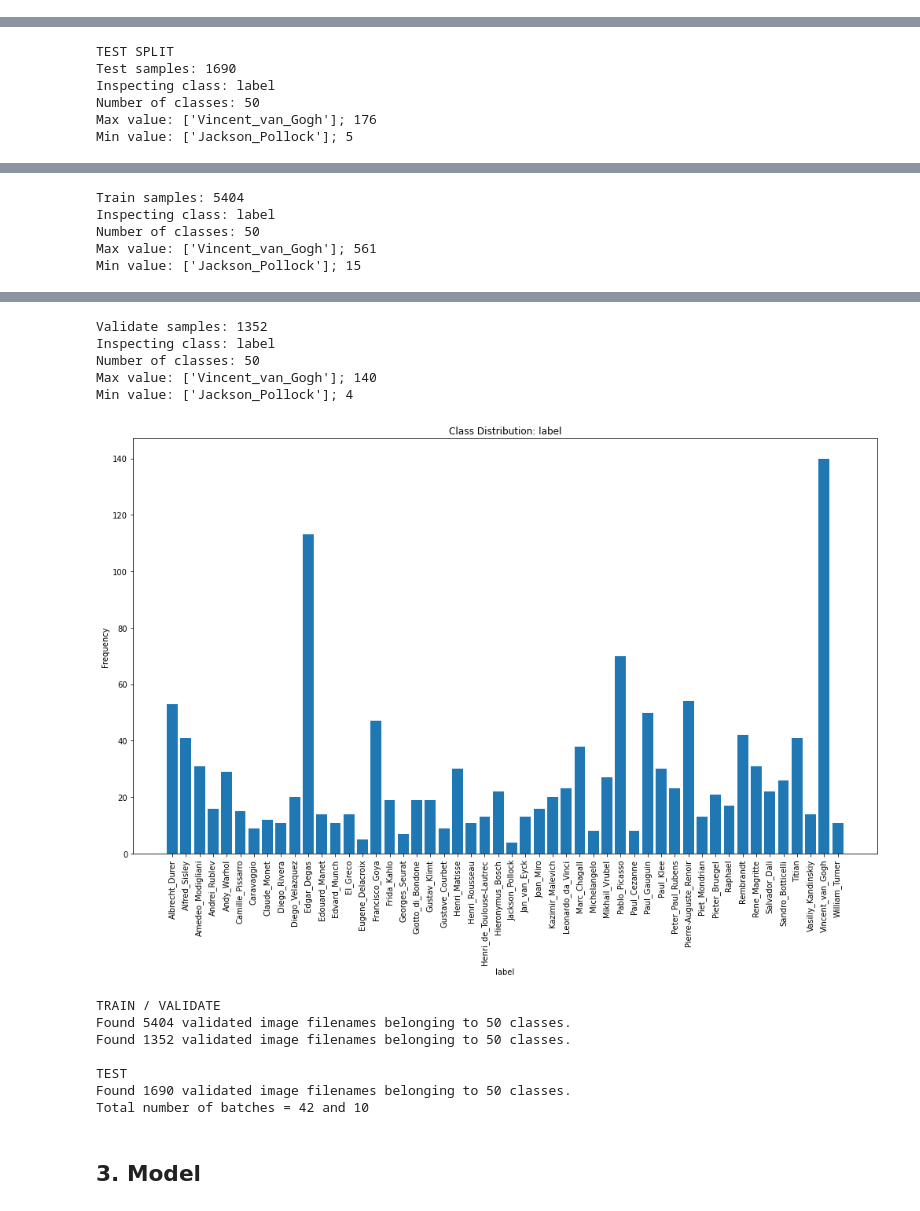
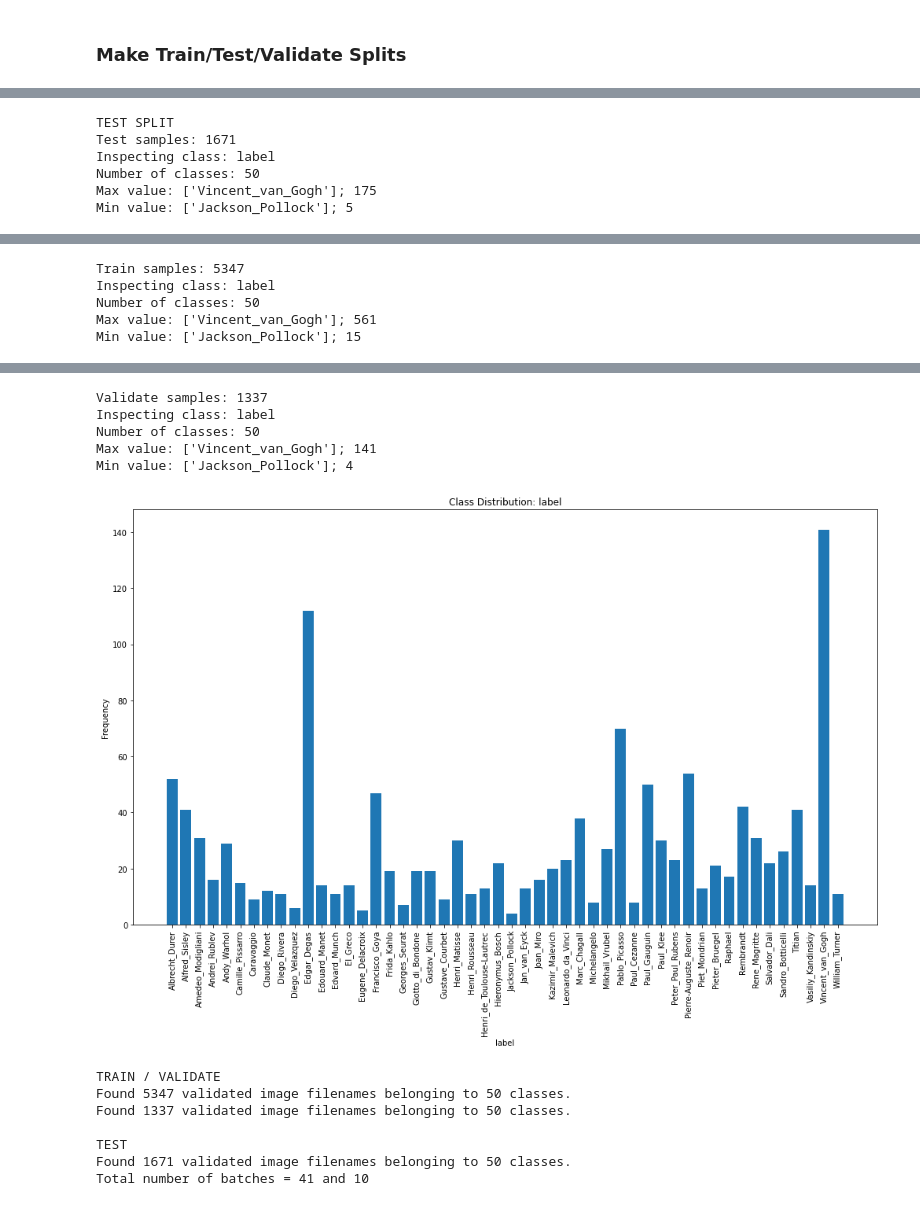
Before and after one commit to aaronhallaert/DeepLearningLab, a Jupyter notebook: Final_Project/Deep_Learning_Final_Project_Artist_Recognition.ipynb, the cells around one changed output, grey strips where cells are left out. Drawn from its saved outputs; the diff is of its cells as text; code cells hidden in the pictures.

```diff
--- a/Final_Project/Deep_Learning_Final_Project_Artist_Recognition.ipynb
+++ b/Final_Project/Deep_Learning_Final_Project_Artist_Recognition.ipynb
@@ -163,4 +173,4 @@ Removing zip to save space...
 # %%
-classes = list(artist_painting_dict.keys())
+classes = sorted(list(artist_painting_dict.keys()))
 n_classes = len(classes)
 assert n_classes == 50, "Number of classes (%d) should be 50, check Albrecht_Durer images" % n_classes
@@ -216,6 +227,8 @@ def initial_model():
   metrics=['accuracy'])
 
   return model
+# %% [markdown]
+### Make Train/Test/Validate Splits
 # %%
 def plot_class_distribution(df, attribute):
     # inspect data
@@ -292,7 +305,6 @@ df_validate = pd.concat([X_validate, y_validate], axis=1)
 print("Validate samples: %d" % df_validate.shape[0])
 plot_class_distribution(df_validate, 'label')
 
-
 print("")
 print("TRAIN / VALIDATE")
 # image data generator where augmentation can be used
@@ -302,9 +314,10 @@ train_generator = train_datagen.flow_from_dataframe(
     subset= "training",
     x_col = 'filename',
     y_col = 'label',
+    classes=classes,
     target_size=train_input_shape[0:2],
     class_mode = 'categorical',
-    shuffle=True,
+    shuffle=False,
     batch_size = batch_size
 )
 
@@ -318,6 +331,7 @@ valid_generator = validate_datagen.flow_from_dataframe(
     y_col = 'label',
     target_size=train_input_shape[0:2],
     class_mode = 'categorical',
+    classes=classes,
     shuffle=True,
     batch_size = batch_size
 )
@@ -331,7 +345,8 @@ test_generator = test_datagen.flow_from_dataframe(
     y_col = 'label',
     target_size= train_input_shape[0:2],
     class_mode = 'categorical',
-    shuffle=True
+    classes=classes,
+    shuffle=False
 )
 
 STEP_SIZE_TRAIN = train_generator.n//train_generator.batch_size
@@ -348,6 +363,6 @@ Min value: ['Jackson_Pollock']; 19
 TEST SPLIT
-Test samples: 1690
+Test samples: 1671
 Inspecting class: label
 Number of classes: 50
-Max value: ['Vincent_van_Gogh']; 176
+Max value: ['Vincent_van_Gogh']; 175
 Min value: ['Jackson_Pollock']; 5
@@ -355,4 +370,4 @@ Min value: ['Jackson_Pollock']; 5
-Train samples: 5404
+Train samples: 5347
 Inspecting class: label
 Number of classes: 50
 Max value: ['Vincent_van_Gogh']; 561
@@ -361,15 +376,13 @@ Min value: ['Jackson_Pollock']; 15
-Validate samples: 1352
+Validate samples: 1337
 Inspecting class: label
 Number of classes: 50
-Max value: ['Vincent_van_Gogh']; 140
+Max value: ['Vincent_van_Gogh']; 141
 Min value: ['Jackson_Pollock']; 4
-[figure, old version]
+[figure, new version]
 TRAIN / VALIDATE
-Found 5404 validated image filenames belonging to 50 classes.
-Found 1352 validated image filenames belonging to 50 classes.
+Found 5347 validated image filenames belonging to 50 classes.
+Found 1337 validated image filenames belonging to 50 classes.
 
 TEST
-Found 1690 validated image filenames belonging to 50 classes.
-Total number of batches = 42 and 10
+Found 1671 validated image filenames belonging to 50 classes.
+Total number of batches = 41 and 10
-# %% [markdown]
-## 3. Model
```
Also changed, not shown: parts of 24 cells of this notebook.
